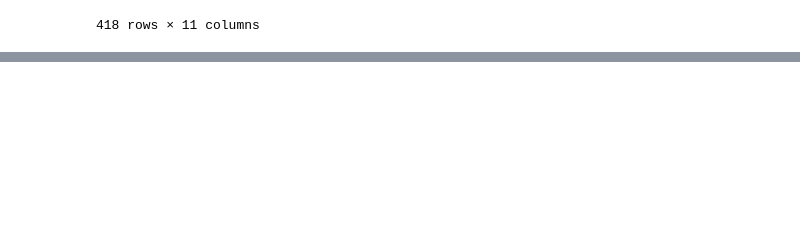
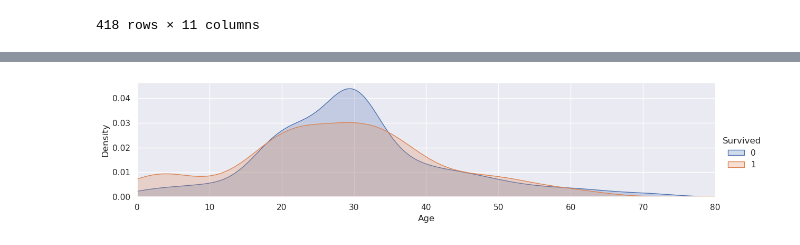
Before and after one commit to Sejan157218/titanic_project, a Jupyter notebook: titanic_project.ipynb, the cells around one changed output, grey strips where cells are left out. Drawn from its saved outputs; the diff is of its cells as text; code cells hidden in the pictures; blank space fills up the shorter version.

```diff
--- a/titanic_project.ipynb
+++ b/titanic_project.ipynb
@@ -193,0 +200,4 @@ test
+# %%
+# fill missing age with median for each title(Mr, Mrs, Miss, Others)
+train['Age'].fillna(train.groupby("Title")["Age"].transform("median"), inplace=True)
+test['Age'].fillna(test.groupby("Title")["Age"].transform("median"), inplace=True)
@@ -193,0 +214,9 @@ test
+# %%
+facet = sns.FacetGrid(train, hue="Survived",aspect=4)
+facet.map(sns.kdeplot,'Age',fill= True)
+facet.set(xlim=(0, train['Age'].max()))
+facet.add_legend()
+
+plt.show()
+# %% [output]
+[figure, added]
```
Also changed, not shown: parts of 29 cells of this notebook.
